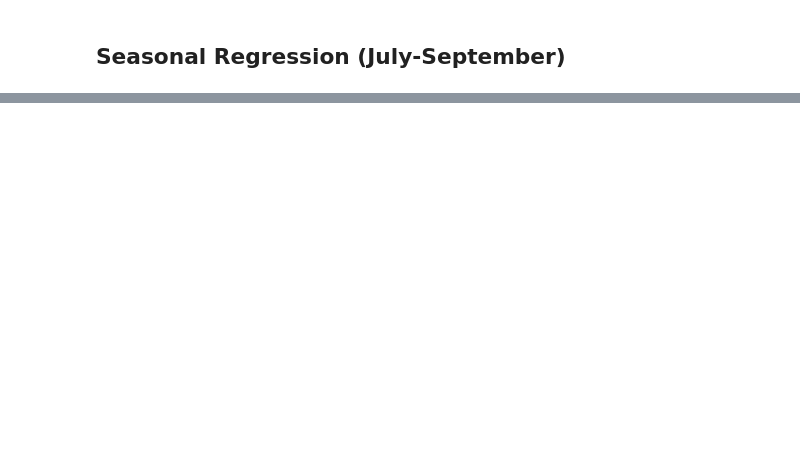
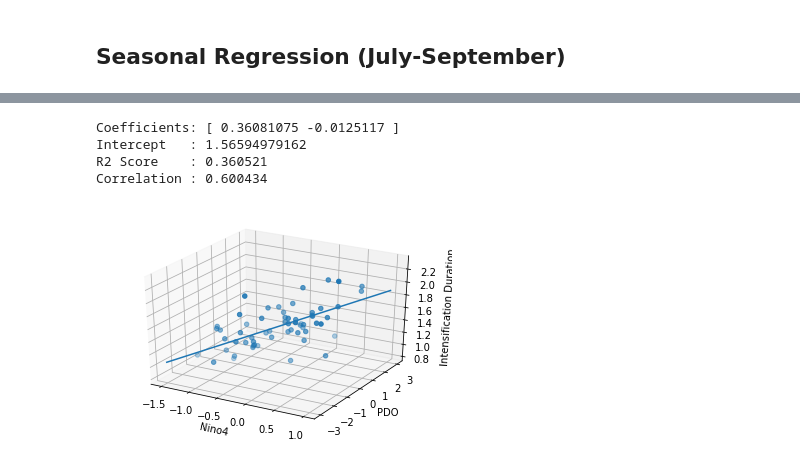
Before and after one commit to ngcaden/pacific_typhoon_model, a Jupyter notebook: regression_PDO-nino4-duration.ipynb, the cells around one changed output, grey strips where cells are left out. Saved outputs shown, nothing was run; the diff lists cells and outputs as text; code cells hidden in the pictures; blank space fills up the shorter version.

```diff
--- a/regression_PDO-nino4-duration.ipynb
+++ b/regression_PDO-nino4-duration.ipynb
@@ -50,0 +63,28 @@ Score       : 0.252095
+# %%
+X_train = variables[['nino4_anom','pdo']].values
+y_train = duration['Intensification Duration'].values
+
+lr = LinearRegression().fit(X_train, y_train)
+
+print("Coefficients: %s" % lr.coef_)
+print("Intercept   : %s" % lr.intercept_)
+print("R2 Score    : %f" % lr.score(X_train, y_train))
+print("Correlation : %f" % np.sqrt(lr.score(X_train, y_train)))
+
+fig = plt.figure()
+ax = fig.add_subplot(111, projection='3d')
+ax.scatter(X_train[:,0],X_train[:,1],y_train)
+ax.set_zlabel('Intensification Duration')
+ax.set_xlabel('Nino4')
+ax.set_ylabel('PDO')
+x = np.linspace(-1.5,1,10)
+y = np.linspace(-3,3,10)
+ax.plot(x,y,lr.coef_[0]*x+lr.coef_[1]*y+lr.intercept_)
+# plt.plot(x, lr.coef_[0]*x )
+plt.show()
+# %% [output]
+Coefficients: [ 0.36081075 -0.0125117 ]
+Intercept   : 1.56594979162
+R2 Score    : 0.360521
+Correlation : 0.600434
+[figure, added]
```
Also changed, not shown: parts of 16 cells of this notebook, 8 other files.
